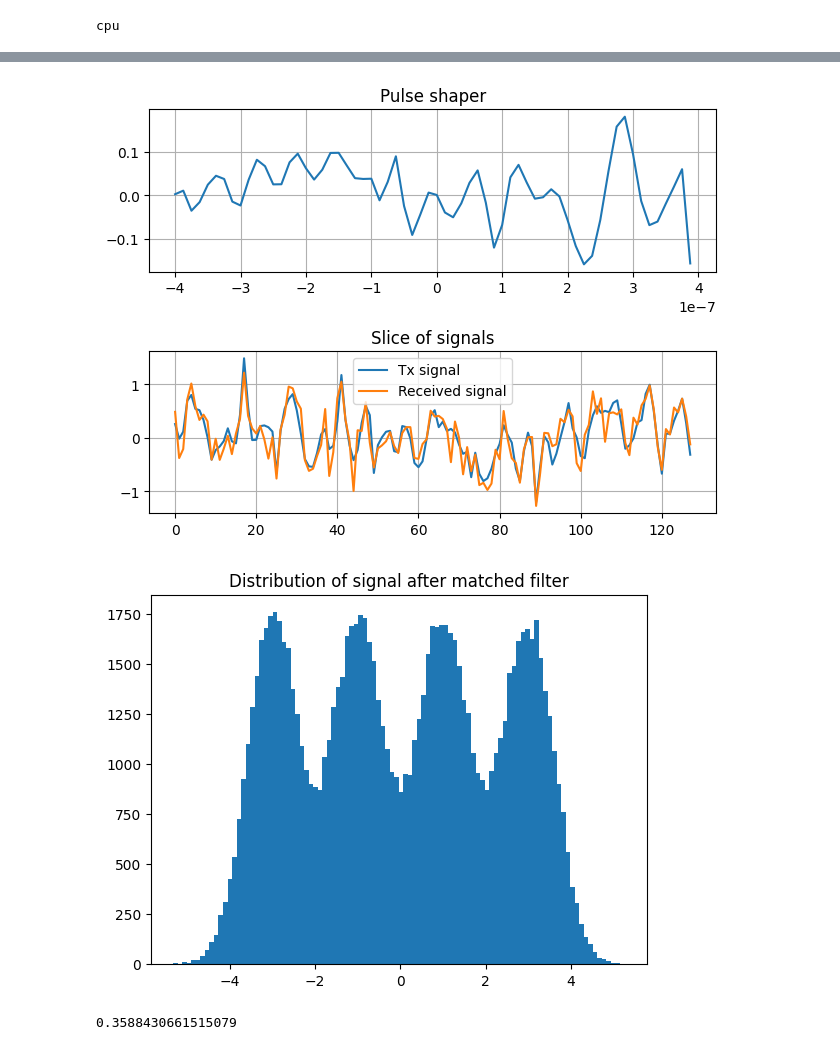
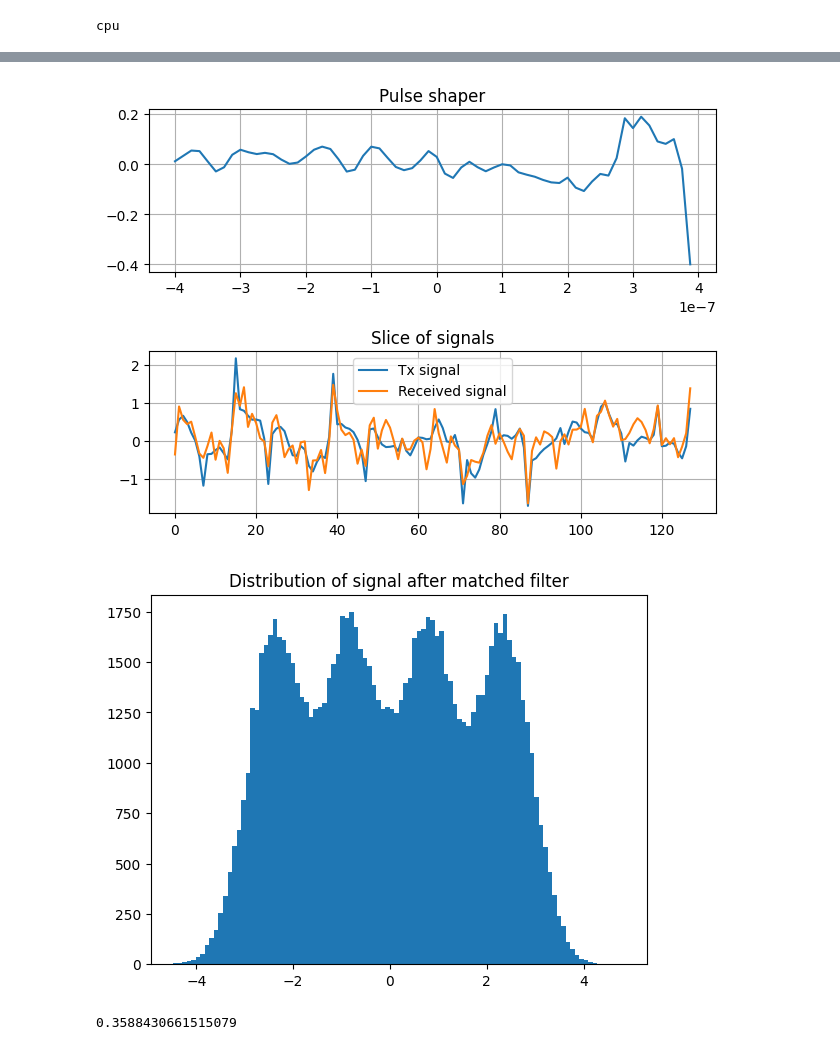
Before and after one commit to Saxe-pixel/Differentiable-surrogate-channel, a Jupyter notebook: awgn med isi der funger ca.ipynb, the cells around one changed output, grey strips where cells are left out. Cells and saved outputs as stored; diff of their text form; code cells hidden in the pictures.

```diff
--- a/awgn med isi der funger ca.ipynb
+++ b/awgn med isi der funger ca.ipynb
@@ -49,8 +49,8 @@ if __name__ == "__main__":
     pulse_rx = torch.from_numpy(g).double()  # No requires_grad_() as it's not being optimized
 
     optimizer = torch.optim.Adam([pulse_tx], lr=0.001)
-    # channel = AWGNChannelWithLinearISI(snr_db=SNR_DB, pulse_energy=pulse_energy, samples_pr_symbol=SPS)
-    channel = AWGNChannel(snr_db=SNR_DB, pulse_energy=pulse_energy)
+    channel = AWGNChannelWithLinearISI(snr_db=SNR_DB, pulse_energy=pulse_energy, samples_pr_symbol=SPS)
+    # channel = AWGNChannel(snr_db=SNR_DB, pulse_energy=pulse_energy)
     sym_trim = FILTER_LENGTH // 2 // SPS
     #####
     num_epochs = 100  # Number of iterations for optimization
@@ -100,8 +100,8 @@ if __name__ == "__main__":
     # Apply the "unknown" channel
 
 
-    # channel = AWGNChannelWithLinearISI(snr_db=SNR_DB, pulse_energy=pulse_energy, samples_pr_symbol=SPS)
-    channel = AWGNChannel(snr_db=SNR_DB, pulse_energy=pulse_energy)
+    channel = AWGNChannelWithLinearISI(snr_db=SNR_DB, pulse_energy=pulse_energy, samples_pr_symbol=SPS)
+    # channel = AWGNChannel(snr_db=SNR_DB, pulse_energy=pulse_energy)
     y = channel.forward(x)
 
     # Apply receiver
@@ -167,5 +167,5 @@ SER: 7.526e-02
-[figure, old version]
+[figure, new version]
-[figure, old version]
+[figure, new version]
 # %%
 import numpy as np
 from scipy.stats import norm
```
Also changed, not shown: parts of 1 cell of this notebook, 5 other files.
